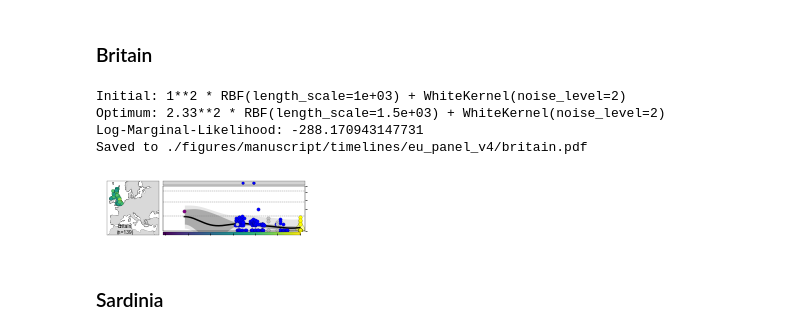
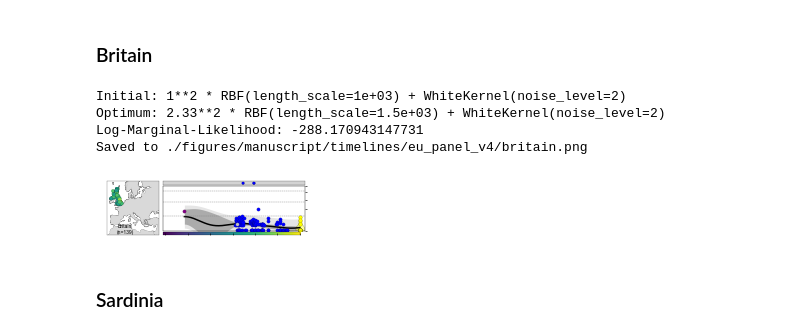
Before and after one commit to hringbauer/hapROH, a Jupyter notebook: Notebooks/Figures/plot_timelinesROH.ipynb, the cells around one changed output. Saved outputs shown, nothing was run; the diff lists cells and outputs as text; code cells hidden in the pictures.

```diff
--- a/Notebooks/Figures/plot_timelinesROH.ipynb
+++ b/Notebooks/Figures/plot_timelinesROH.ipynb
@@ -584,25 +584,25 @@ Saved to ./figures/manuscript/timelines/eu_panel_v4/rome.png
 # %%
 pop = "Britain"
 df1 = pd.read_csv("./Empirical/roh_all_inds_final_v42.csv", sep="\t")
 df_t = extract_pop(df1, age_range=[0,12200], pop=pop)
 label = prep_label(df_t, pop)
 
 #tick_l=[f"$2N_e=250$", f"$2N_e=500$", f"$2N_e=2000$"]
 plot_map_time(df_t, figsize=(3.6 , 1), crs_m=[28, 63, -13, 38],
               width_ratios=(8, 20), height_ratios=[1.5, 15, 1], hspace=0.06, wspace=0.015,
               s_tl=12, ec="k", lw=0.09, x_lim_tl=[-500, 12200], vrange_m=[0,12200],
               y_lim_tl=[0,200], fsl=5, fs=5, fs_leg=5, leg_loc_tl="", title_tl="",
               map_title=label, title_loc=(0.2,0.01), cm=4, cm1=8, frac=0,
               lgth_s=[1500,1500], bottomrow=False, rightcol=False, lw_fit=1.5,
               ticks=[158.74, 83.82, 21.84], tick_l=[],
               cutoff=[20,50], cousins_vec=[[20,50],[20,75],[20,100]],
               s_cousins = [6,9,12],
               width_t=0.6, length_t=2, lbl_pad_time=5, lbl_pad_age=0, xl_pad=1.5, yl_pad=1,
-              widths=800, alpha_vio=0.4, savepath="./figures/manuscript/timelines/eu_panel_v4/britain.pdf")
+              widths=800, alpha_vio=0.4, savepath="./figures/manuscript/timelines/eu_panel_v4/britain.png")
 # %% [output]
 Initial: 1**2 * RBF(length_scale=1e+03) + WhiteKernel(noise_level=2)
 Optimum: 2.33**2 * RBF(length_scale=1.5e+03) + WhiteKernel(noise_level=2)
 Log-Marginal-Likelihood: -288.170943147731
-Saved to ./figures/manuscript/timelines/eu_panel_v4/britain.pdf
+Saved to ./figures/manuscript/timelines/eu_panel_v4/britain.png
-[figure, old version]
+[figure, new version]
 # %%
```
Also changed, not shown: parts of 14 cells of this notebook, 6 other files.
